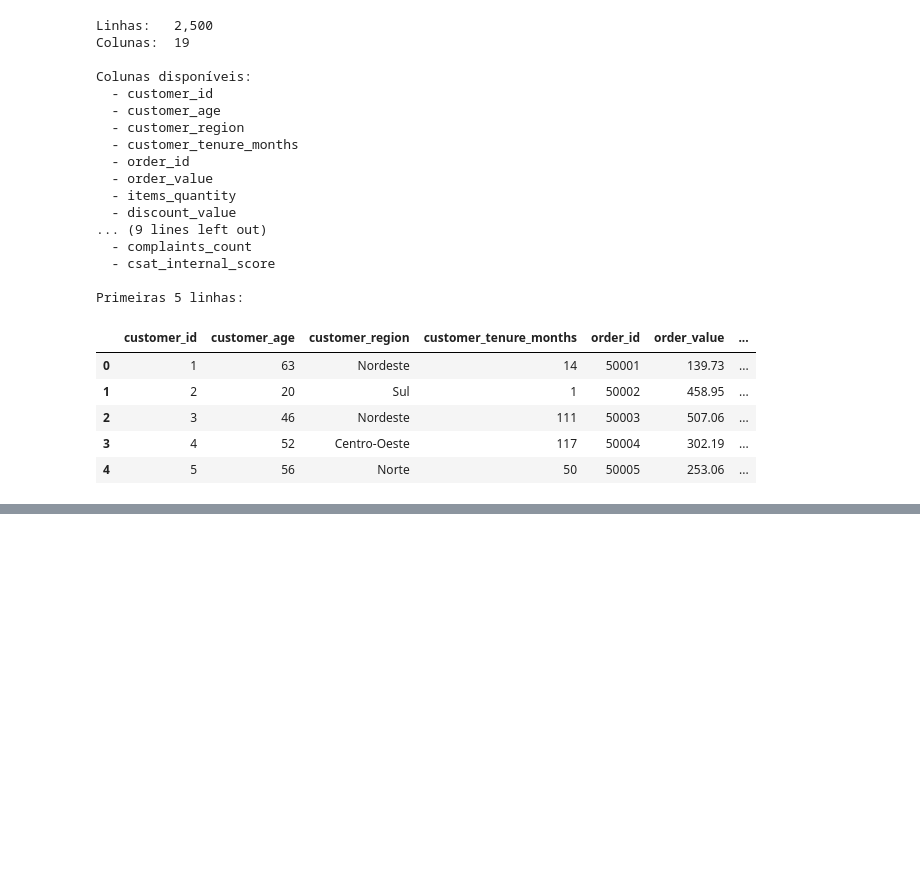
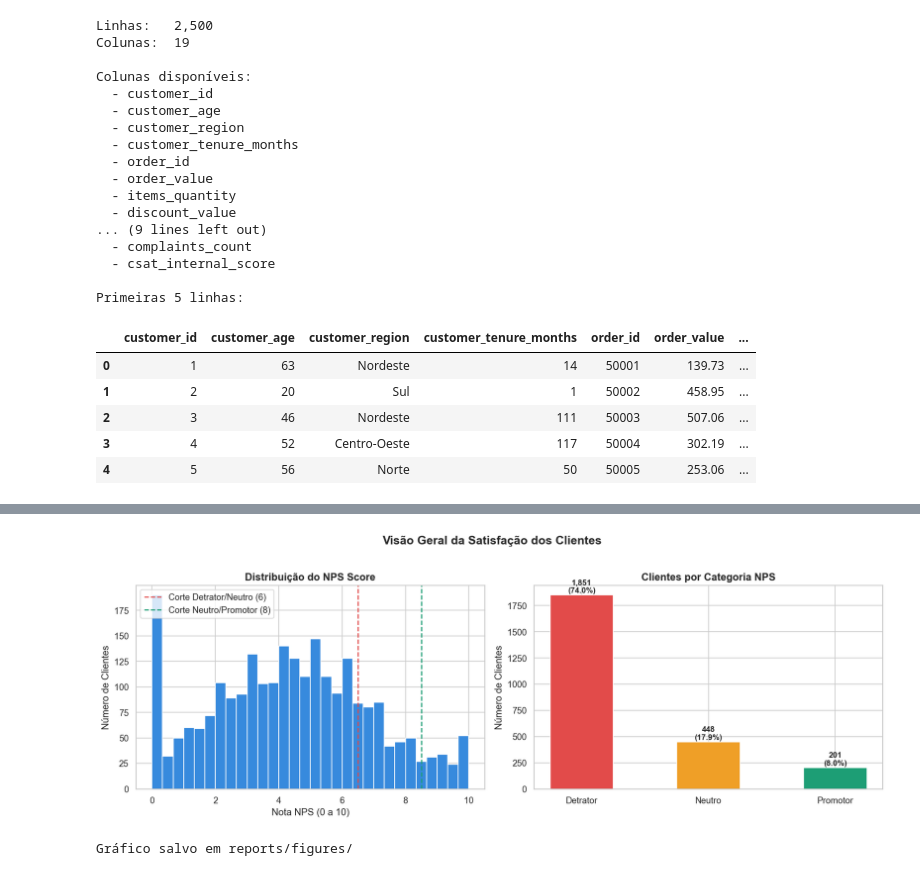
Before and after one commit to GuilhermeDinizLeocadio/Fiap-Nps-Preditivo, a Jupyter notebook: notebooks/01_eda.ipynb, the cells around one changed output, grey strips where cells are left out. Saved outputs shown, nothing was run; the diff lists cells and outputs as text; code cells hidden in the pictures; blank space fills up the shorter version.

Commit message:
EDA: adiciona células 3 a 7 - qualidade, target, correlações e análises

```diff
--- a/notebooks/01_eda.ipynb
+++ b/notebooks/01_eda.ipynb
@@ -25,8 +25,8 @@ Bibliotecas carregadas com sucesso!
 # SEÇÃO 1 - CARREGAMENTO DOS DADOS
 # ============================================================
 
-# Lendo o CSV com separador ponto e vírgula
-df = pd.read_csv('../data/raw/desafio_nps_fase_1.csv', sep=';')
+# Lendo o CSV com separador
+df = pd.read_csv('../data/raw/desafio_nps_fase_1.csv', sep=None, engine='python')
 
 # Confirmando tamanho da base
 print(f"Linhas:   {df.shape[0]:,}")
@@ -66,0 +201,43 @@ Primeiras 5 linhas:
+# %%
+# ============================================================
+# SEÇÃO 5 - DISTRIBUIÇÃO DO NPS
+# ============================================================
+
+fig, axes = plt.subplots(1, 2, figsize=(14, 5))
+
+# --- Gráfico 1: Histograma do NPS contínuo ---
+axes[0].hist(df['nps_score'], bins=30, color='#378ADD', edgecolor='white')
+axes[0].axvline(6.5, color='#E24B4A', linestyle='--',
+                linewidth=1.5, label='Corte Detrator/Neutro (6)')
+axes[0].axvline(8.5, color='#1D9E75', linestyle='--',
+                linewidth=1.5, label='Corte Neutro/Promotor (8)')
+axes[0].set_title('Distribuição do NPS Score', fontsize=13, fontweight='bold')
+axes[0].set_xlabel('Nota NPS (0 a 10)')
+axes[0].set_ylabel('Número de Clientes')
+axes[0].legend()
+
+# --- Gráfico 2: Barras por categoria ---
+contagem = df['nps_categoria'].value_counts()[ordem]
+bars = axes[1].bar(ordem, contagem,
+                   color=[cores[c] for c in ordem],
+                   edgecolor='white', width=0.5)
+axes[1].set_title('Clientes por Categoria NPS', fontsize=13, fontweight='bold')
+axes[1].set_ylabel('Número de Clientes')
+
+# Adicionando rótulos nas barras
+for bar, val in zip(bars, contagem):
+    pct = val / len(df) * 100
+    axes[1].text(bar.get_x() + bar.get_width()/2,
+                 bar.get_height() + 20,
+                 f'{val:,}\n({pct:.1f}%)',
+                 ha='center', fontsize=10, fontweight='bold')
+
+plt.suptitle('Visão Geral da Satisfação dos Clientes',
+             fontsize=15, fontweight='bold', y=1.02)
+plt.tight_layout()
+plt.savefig('../reports/figures/01_distribuicao_nps.png', bbox_inches='tight')
+plt.show()
+print("Gráfico salvo em reports/figures/")
+# %% [output]
+[figure, added]
+Gráfico salvo em reports/figures/
```
Also changed, not shown: parts of 4 cells of this notebook.
